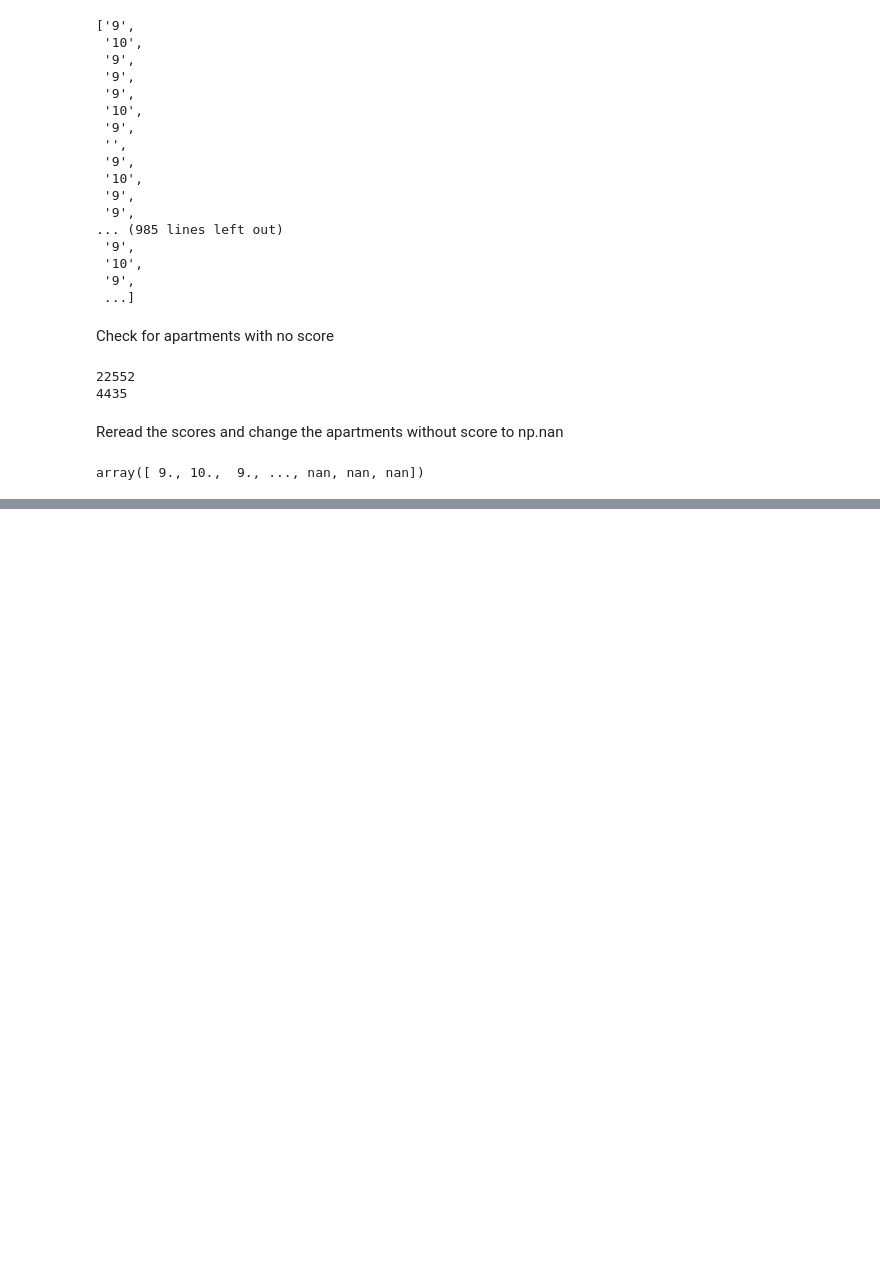
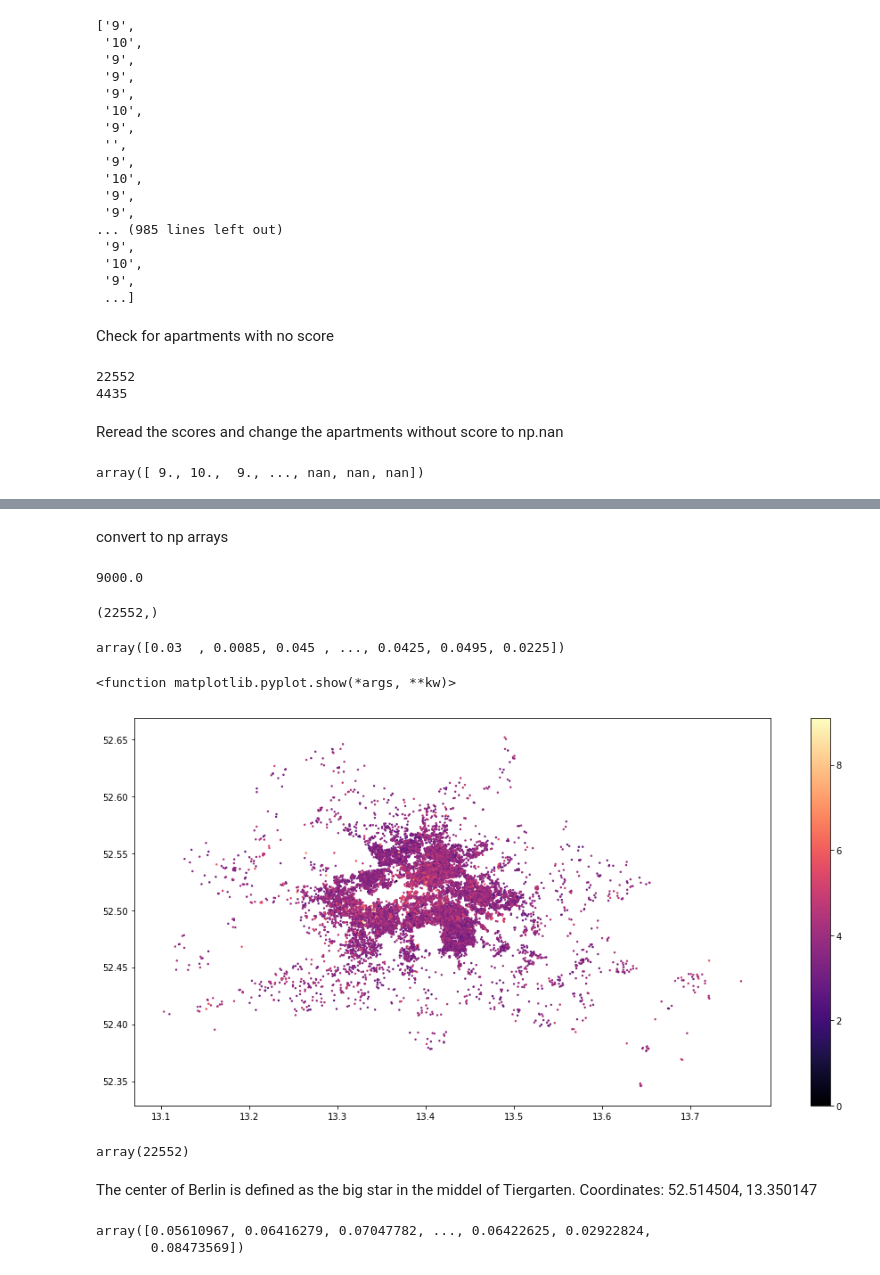
Before and after one commit to multavici/DSR, a Jupyter notebook: 1.Python/jupyter_notebooks/Airbnb.ipynb, the cells around one changed output, grey strips where cells are left out. Cells and saved outputs as stored; diff of their text form; code cells hidden in the pictures; blank space fills up the shorter version.

```diff
--- a/1.Python/jupyter_notebooks/Airbnb.ipynb
+++ b/1.Python/jupyter_notebooks/Airbnb.ipynb
@@ -76,0 +118,10 @@ plt.scatter(number_of_reviews, review_scores_value, marker='x')
+# %%
+
+cleaned_price = []
+for p in price:
+    new_price = ''
+    for char in p:
+        if char in ['0','1','2','3','4','5','6','7','8','9','.']:
+            new_price += char
+    print(new_price)
+    cleaned_price.append(new_price)
@@ -76,0 +146,37 @@ plt.scatter(number_of_reviews, review_scores_value, marker='x')
+# %% [markdown]
+convert to np arrays
+# %%
+latitude_np = np.array(latitude, dtype='float')
+longitude_np = np.array(longitude, dtype='float')
+price_np = np.array(cleaned_price, dtype='float')
+# %%
+np.max(price_np)
+# %% [output]
+9000.0
+# %%
+latitude_np.shape
+longitude_np.shape
+# %% [output]
+(22552,)
+# %%
+price_normalized = price_np / 2000
+price_normalized
+# %% [output]
+array([0.03  , 0.0085, 0.045 , ..., 0.0425, 0.0495, 0.0225])
+# %%
+from matplotlib.pyplot import colorbar
+
+plt.figure(figsize=(16,8))
+plt.scatter(longitude_np, latitude_np, c=np.log(price_np), cmap='magma', s=2)
+colorbar()
+plt.show()
+# %% [output]
+<function matplotlib.pyplot.show(*args, **kw)>
+[figure, added]
+# %%
+dist_from_center = np.array(22552)
+dist_from_center
+# %% [output]
+array(22552)
+# %% [markdown]
+The center of Berlin is defined as the big star in the middel of Tiergarten. Coordinates: 52.514504, 13.350147
@@ -76,0 +186,7 @@ plt.scatter(number_of_reviews, review_scores_value, marker='x')
+# %%
+
+dist_from_center = ((latitude_np - center_lat) ** 2 + (longitude_np - center_long) ** 2) ** (1/2)
+dist_from_center
+# %% [output]
+array([0.05610967, 0.06416279, 0.07047782, ..., 0.06422625, 0.02922824,
+       0.08473569])
```
Also changed, not shown: parts of 24 cells of this notebook.
